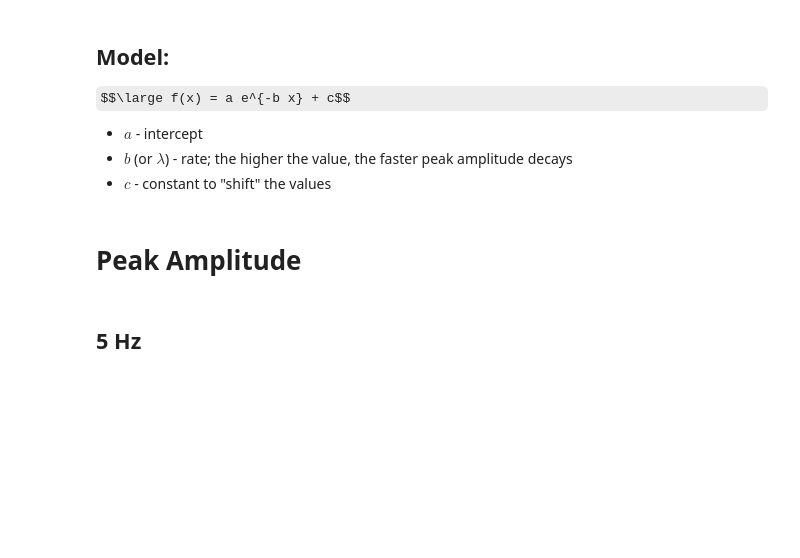
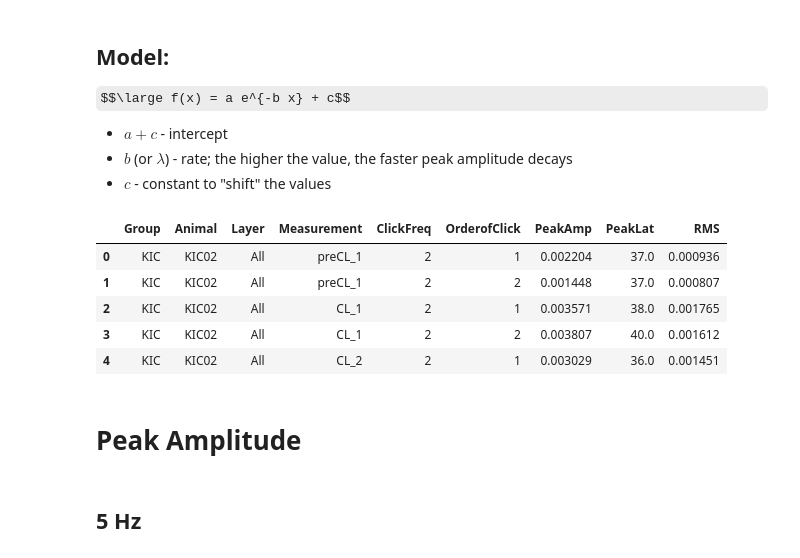
Before and after one commit to CortXplorer/DynamicCSDjl, a Jupyter notebook: analysis/exp_decay_fit.ipynb, the cells around one changed output. Drawn from its saved outputs; the diff is of its cells as text; code cells hidden in the pictures; some formulas as TeX source; blank space fills up the shorter version.

```diff
--- a/analysis/exp_decay_fit.ipynb
+++ b/analysis/exp_decay_fit.ipynb
@@ -10,7 +10,7 @@ from scipy.optimize import curve_fit
 
 $$\large f(x) = a e^{-b x} + c$$
 
-* $a$ - intercept
+* $a + c$ - intercept
 * $b$ (or $\lambda$) - rate; the higher the value, the faster peak amplitude decays
 * $c$ - constant to "shift" the values
 # %%
@@ -172,3 +172,12 @@ avrec_cl_raw = pd.read_csv("../Data/AVRECPeakCL.csv")
+# %%
+avrec_cl_raw.head()
+# %% [output]
+|  | Group | Animal | Layer | Measurement | ClickFreq | OrderofClick | PeakAmp | PeakLat | RMS |
+| 0 | KIC | KIC02 | All | preCL_1 | 2 | 1 | 0.002204 | 37.0 | 0.000936 |
+| 1 | KIC | KIC02 | All | preCL_1 | 2 | 2 | 0.001448 | 37.0 | 0.000807 |
+| 2 | KIC | KIC02 | All | CL_1 | 2 | 1 | 0.003571 | 38.0 | 0.001765 |
+| 3 | KIC | KIC02 | All | CL_1 | 2 | 2 | 0.003807 | 40.0 | 0.001612 |
+| 4 | KIC | KIC02 | All | CL_2 | 2 | 1 | 0.003029 | 36.0 | 0.001451 |
 # %%
 # keep only 3 measurements - before lazer, after lazer 1, after lazer 2
 cndtn = avrec_cl_raw["Measurement"].isin(["preCL_1", "CL_1", "CL_2"])
@@ -189,13 +198,13 @@ avrec_cl = avrec_cl.groupby(
     by=['Group', 'Layer', 'Measurement', 'ClickFreq', 'OrderofClick'],
     as_index=False)\
     .agg({'PeakAmp': 'mean', 'RMS': 'mean'})
+# %% [markdown]
+# Peak Amplitude
 # %%
 # dictionary that will hold all the estimated cofficients
 # in a nested way:
 # {freq: {layer: {group: {pre_laser: [coefs], post_laser: [coefs]}}}
 total_params = {}
-# %% [markdown]
-# Peak Amplitude
 # %% [markdown]
 ## 5 Hz
 # %%
```
Also changed, not shown: parts of 5 cells of this notebook.
